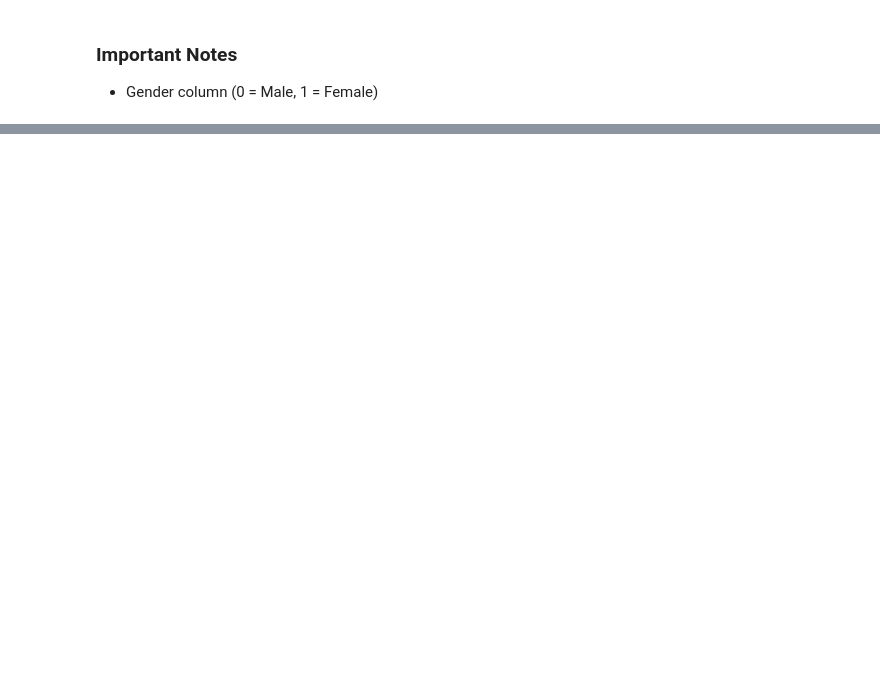
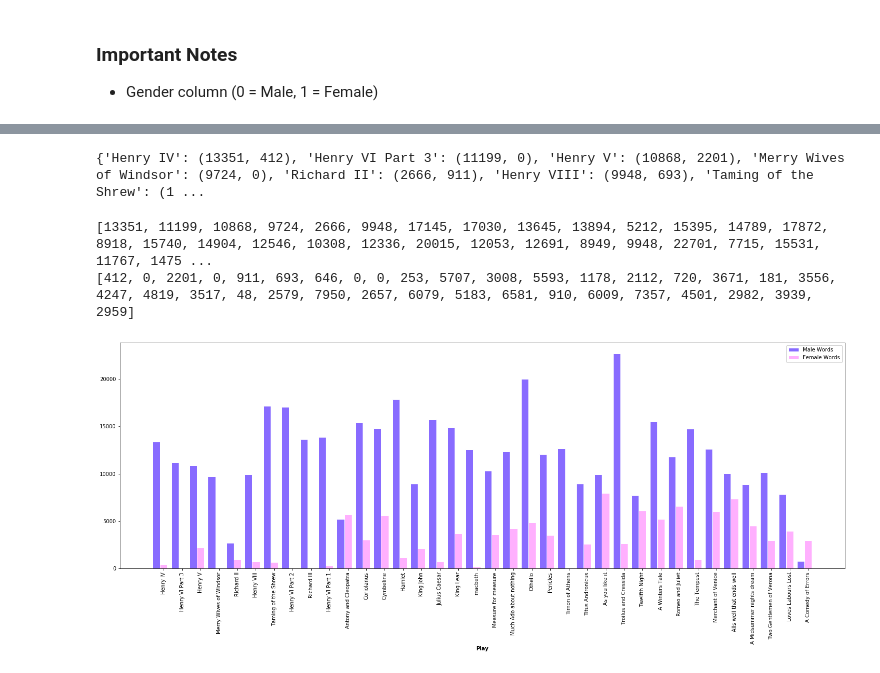
Before and after one commit to daltonhahn/eecs731-oscars, a Jupyter notebook: notebooks/03-oscars_gender_viz.ipynb, the cells around one changed output, grey strips where cells are left out. Cells and saved outputs as stored; diff of their text form; code cells hidden in the pictures; blank space fills up the shorter version.

```diff
--- a/notebooks/03-oscars_gender_viz.ipynb
+++ b/notebooks/03-oscars_gender_viz.ipynb
@@ -35,3 +35,6 @@ df.head()
 # %% [markdown]
 ### Important Notes
 * Gender column (0 = Male, 1 = Female)
+# %%
+unique_plays = df["Play"].unique()
+print(unique_plays)
@@ -37,0 +67,43 @@ df.head()
+# %%
+print(gender_word_counts)
+# %% [output]
+{'Henry IV': (13351, 412), 'Henry VI Part 3': (11199, 0), 'Henry V': (10868, 2201), 'Merry Wives of Windsor': (9724, 0), 'Richard II': (2666, 911), 'Henry VIII': (9948, 693), 'Taming of the Shrew': (1 ...
+# %%
+# INSPIRATION: https://python-graph-gallery.com/11-grouped-barplot/
+
+# set width of bar
+barWidth = 0.4
+
+# set height of bar
+male_bars = []
+female_bars = []
+
+for key,val in gender_word_counts.items():
+    male_bars.append(val[0])
+    female_bars.append(val[1])
+
+print(male_bars)
+print(female_bars)
+# %% [output]
+[13351, 11199, 10868, 9724, 2666, 9948, 17145, 17030, 13645, 13894, 5212, 15395, 14789, 17872, 8918, 15740, 14904, 12546, 10308, 12336, 20015, 12053, 12691, 8949, 9948, 22701, 7715, 15531, 11767, 1475 ...
+[412, 0, 2201, 0, 911, 693, 646, 0, 0, 253, 5707, 3008, 5593, 1178, 2112, 720, 3671, 181, 3556, 4247, 4819, 3517, 48, 2579, 7950, 2657, 6079, 5183, 6581, 910, 6009, 7357, 4501, 2982, 3939, 2959]
+# %%
+
+# Set position of bar on X axis
+r1 = np.arange(len(male_bars))
+r2 = [x + barWidth for x in r1]
+
+# Make the plot
+plt.figure(figsize=(25,8))
+plt.bar(r1, male_bars, color='#886bff', width=barWidth, edgecolor='white', label='Male Words')
+plt.bar(r2, female_bars, color='#ffb0fe', width=barWidth, edgecolor='white', label='Female Words')
+
+# Add xticks on the middle of the group bars
+plt.xlabel('Play', fontweight='bold')
+plt.xticks([r + barWidth for r in range(len(male_bars))], list(gender_word_counts.keys()), rotation=90)
+
+# Create legend & Show graphic
+plt.legend()
+plt.show()
+# %% [output]
+[figure, added]
```
Also changed, not shown: parts of 3 cells of this notebook, 5 other files.
